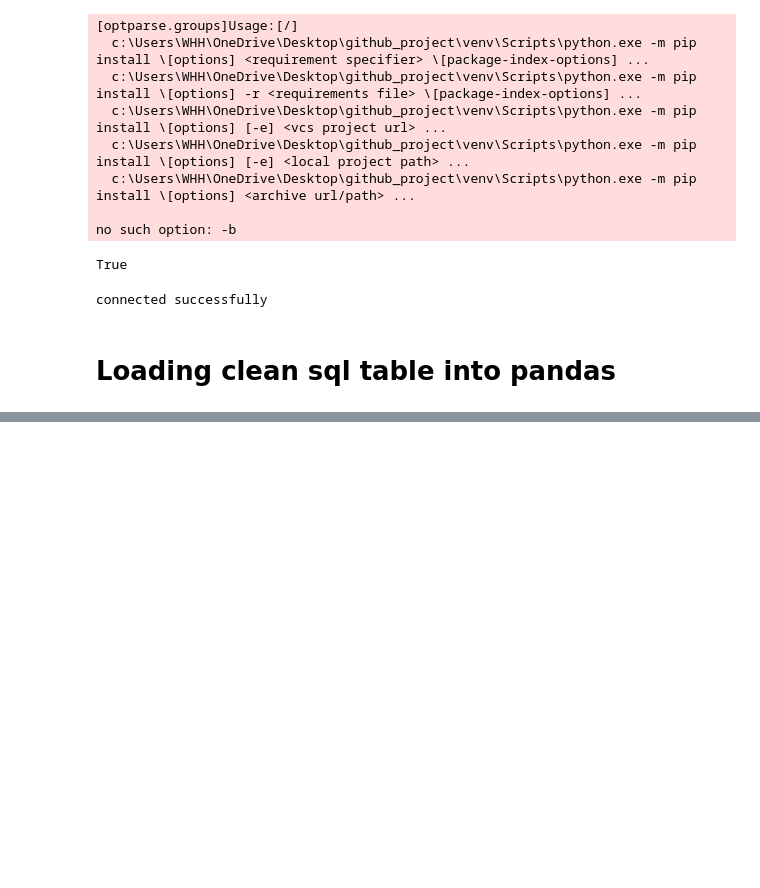
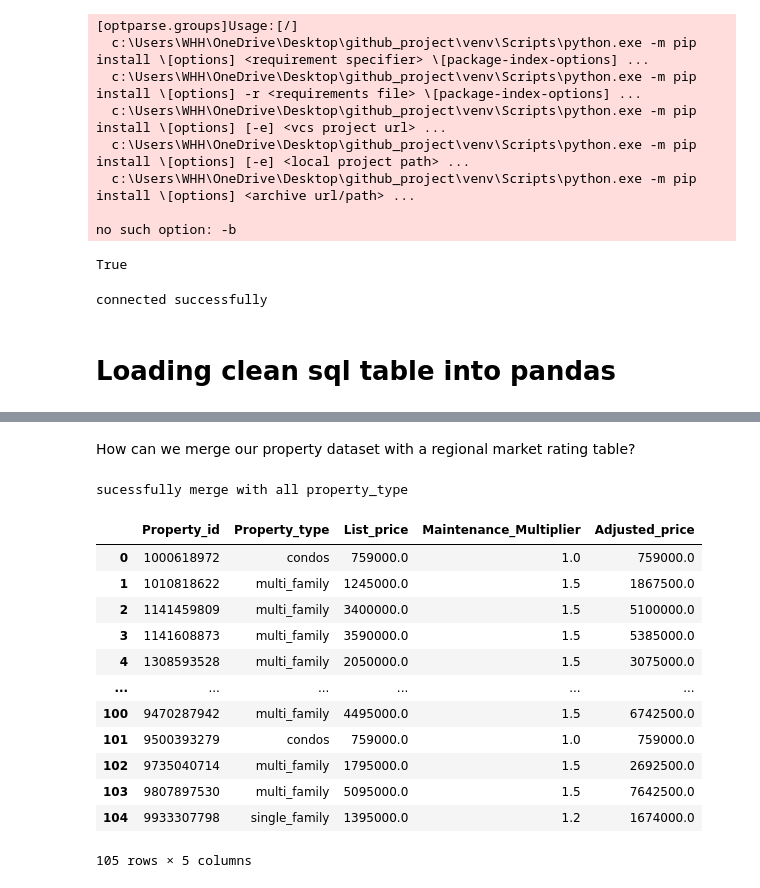
Before and after one commit to k-Kripa/project, a Jupyter notebook: Scripts/analysis.ipynb, the cells around one changed output, grey strips where cells are left out. Saved outputs shown, nothing was run; the diff lists cells and outputs as text; code cells hidden in the pictures; blank space fills up the shorter version.

```diff
--- a/Scripts/analysis.ipynb
+++ b/Scripts/analysis.ipynb
@@ -67,0 +100,8 @@ Succes ! shape: (105, 13)
+# %%
+df["Property_type"]=df["Property_type"].str.lower().str.replace("-"," ")
+Type_ranking=df.groupby("Property_type").agg(Average_price=("List_price","mean"),
+                                    toal_listing=("Property_id","count")).reset_index()
+
+Type_ranking =Type_ranking.sort_values(by="Average_price",ascending=False)
+
+Type_ranking
@@ -67,0 +116,7 @@ Succes ! shape: (105, 13)
+# %%
+df["Price_tier"]=df["List_price"].apply(lambda price: '1. Entry Level' if price < 1000000 else
+                                        ('2. Mid_range' if 1000000 <= price <= 2000000 else
+                                        ('3. High-end' if 2000001 <= price <= 5000000 else '4. Over $5m (Ultra-Luxury)')))
+sorted_subset=df[["Property_id","List_price","Price_tier"]].sort_values(by="Price_tier").head(10)
+
+display(sorted_subset)
@@ -67,0 +167,30 @@ Succes ! shape: (105, 13)
+# %% [markdown]
+How can we merge our property dataset with a regional market rating table?
+# %%
+maintenance_rates={"single_family": 1.2,
+                   "multi_family":1.5,
+                   "condos": 1.0,
+                   "Land":0.8}
+
+reference_data = pd.DataFrame(list(maintenance_rates.items()),columns=["Property_type","Maintenance_Multiplier"])
+
+merge_df= pd.merge(df,reference_data, on ="Property_type",how="left")
+
+merge_df["Adjusted_price"]=merge_df["List_price"]*merge_df["Maintenance_Multiplier"]
+print("sucessfully merge with all property_type")
+display(merge_df[["Property_id","Property_type","List_price","Maintenance_Multiplier","Adjusted_price"]])
+# %% [output]
+sucessfully merge with all property_type
+|  | Property_id | Property_type | List_price | Maintenance_Multiplier | Adjusted_price |
+| 0 | 1000618972 | condos | 759000.0 | 1.0 | 759000.0 |
+| 1 | 1010818622 | multi_family | 1245000.0 | 1.5 | 1867500.0 |
+| 2 | 1141459809 | multi_family | 3400000.0 | 1.5 | 5100000.0 |
+| 3 | 1141608873 | multi_family | 3590000.0 | 1.5 | 5385000.0 |
+| 4 | 1308593528 | multi_family | 2050000.0 | 1.5 | 3075000.0 |
+| ... | ... | ... | ... | ... | ... |
+| 100 | 9470287942 | multi_family | 4495000.0 | 1.5 | 6742500.0 |
+| 101 | 9500393279 | condos | 759000.0 | 1.0 | 759000.0 |
+| 102 | 9735040714 | multi_family | 1795000.0 | 1.5 | 2692500.0 |
+| 103 | 9807897530 | multi_family | 5095000.0 | 1.5 | 7642500.0 |
+| 104 | 9933307798 | single_family | 1395000.0 | 1.2 | 1674000.0 |
+105 rows × 5 columns
```
Also changed, not shown: parts of 12 cells of this notebook, 10 other files.
